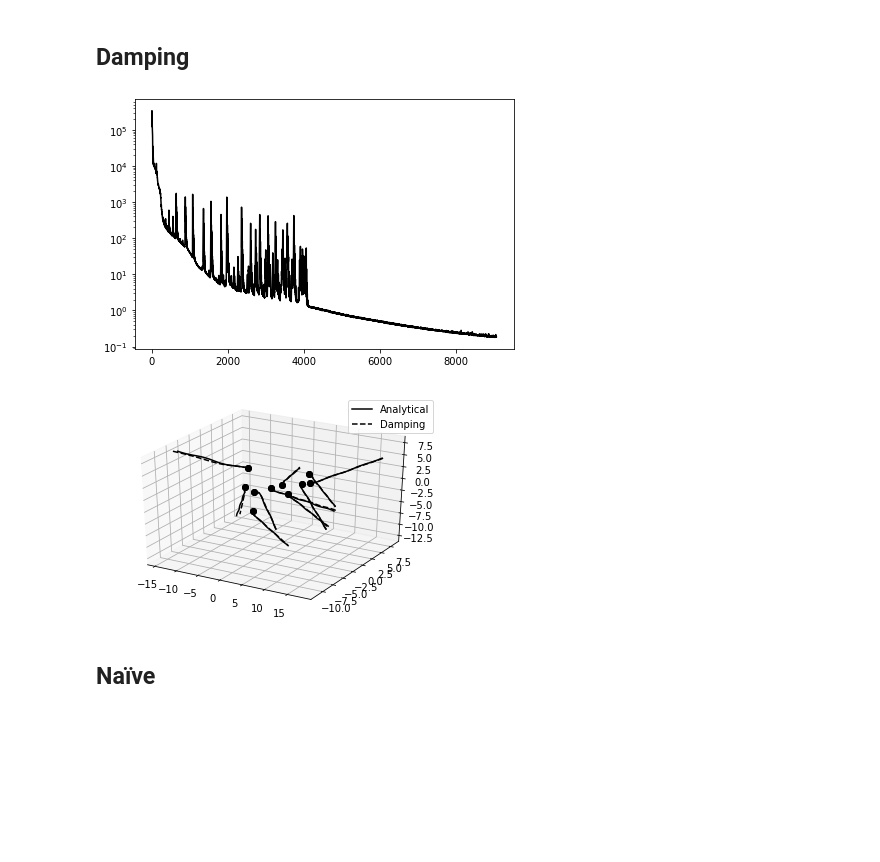
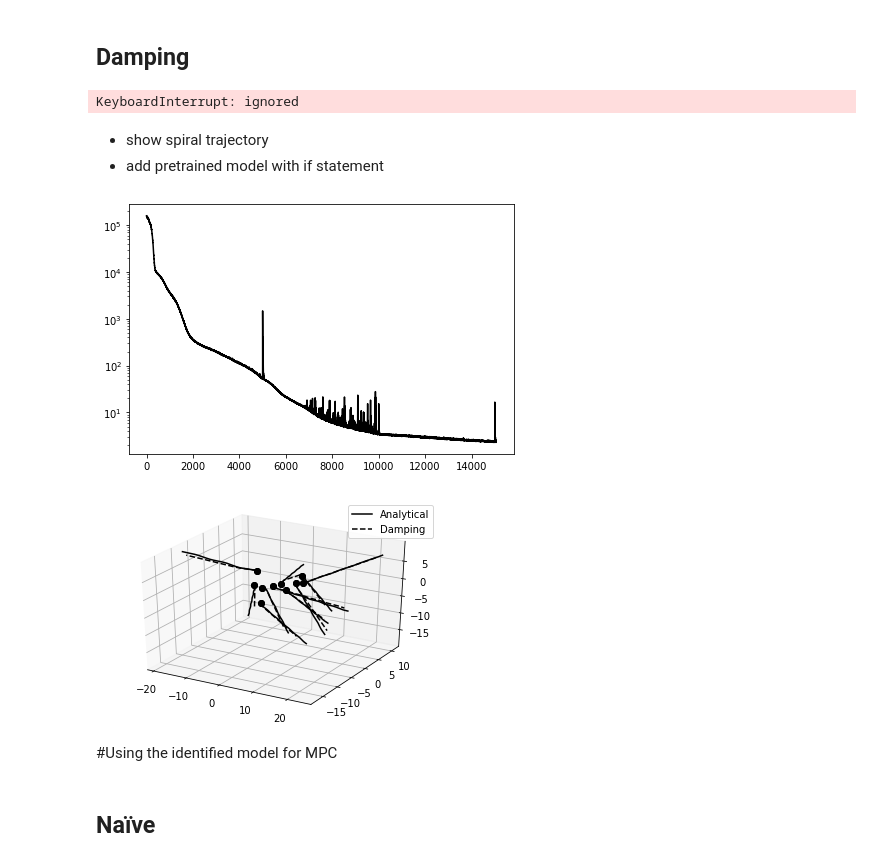
Before and after one commit to cisprague/bts-2021, a Jupyter notebook: bts-2021.ipynb, the cells around one changed output. Saved outputs shown, nothing was run; the diff lists cells and outputs as text; code cells hidden in the pictures; blank space fills up the shorter version.

```diff
--- a/bts-2021.ipynb
+++ b/bts-2021.ipynb
@@ -736,14 +747,21 @@ plot(trajs_list, ['k-', 'k--'], ['Analytical', 'Neural'])
 # %%
 trainer_damping = Trainer(5000, F_damping, 'damping')
 # %%
-trainer_damping.train(5000, 1e-4, optax.adam)
+trainer_damping.train(5000, 1e-5, optax.adam)
+# %% [output]
+KeyboardInterrupt: ignored
+# %% [markdown]
+- show spiral trajectory
+- add pretrained model with if statement
 # %%
 trainer_damping.plot()
 trajs_list = [
-  trajectories_constant(states_test, controls_test, f_analytical, 10, 0.1),
-  trajectories_constant(states_test, controls_test, trainer_damping.f, 10, 0.1)
+  trajectories_constant(states_test, controls_test, f_analytical, 15, 0.1),
+  trajectories_constant(states_test, controls_test, trainer_damping.f, 15, 0.1)
 ]
 plot(trajs_list, ['k-', 'k--'], ['Analytical', 'Damping'])
 # %% [output]
-[figure, old version]
+[figure, new version]
-[figure, old version]
+[figure, new version]
+# %% [markdown]
+#Using the identified model for MPC
```
Also changed, not shown: parts of 23 cells of this notebook.
